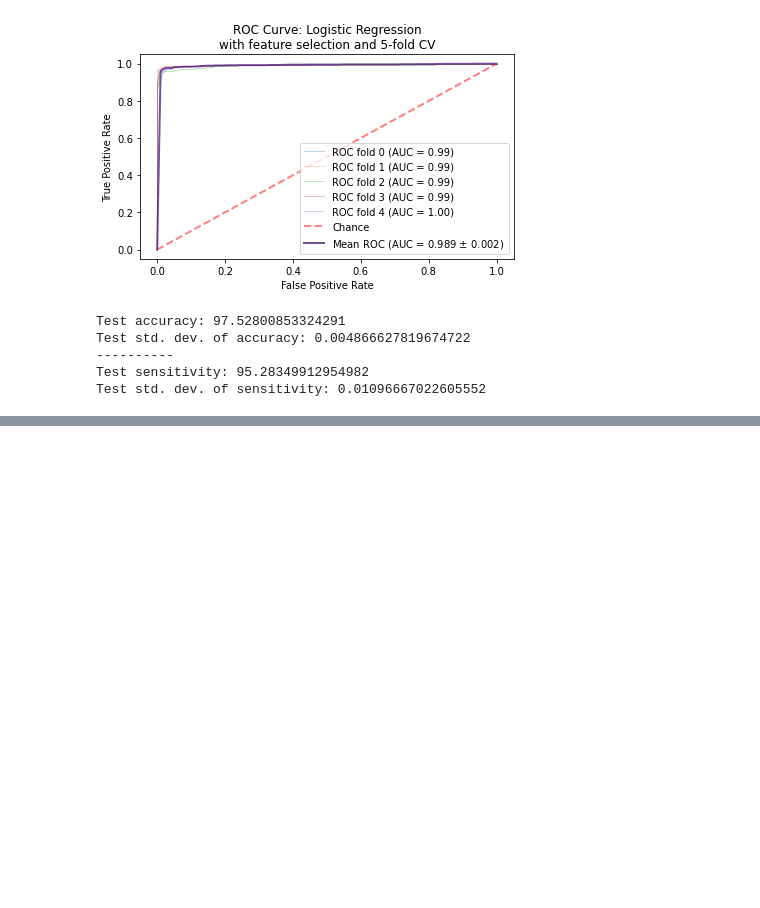
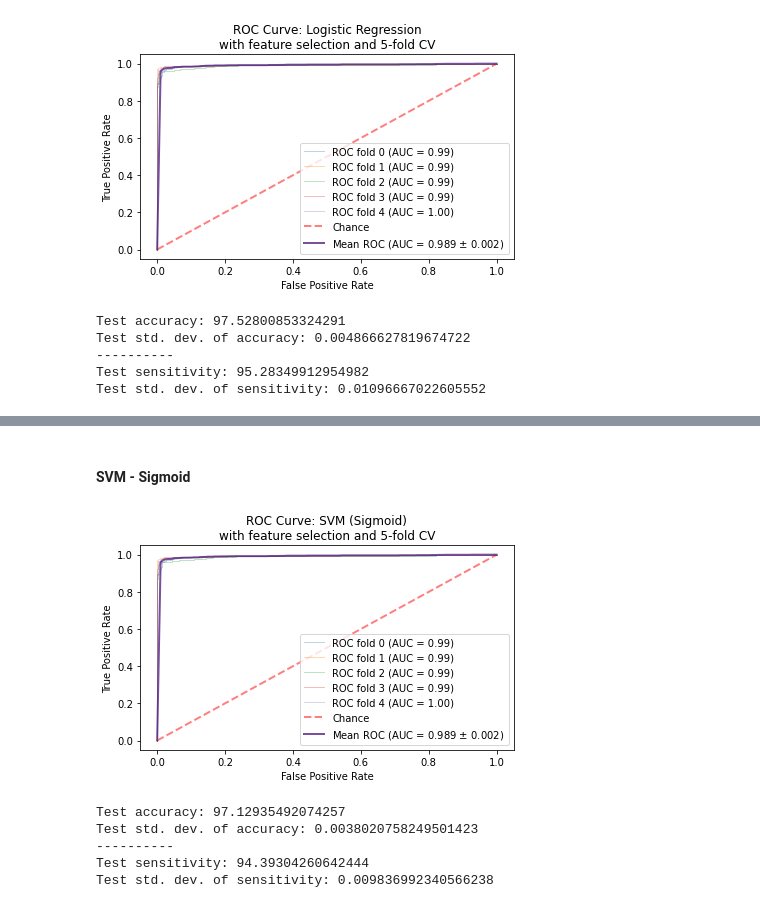
Before and after one commit to jerryadamsfranklin/brain-tumour-detection, a Jupyter notebook: featureSelection.ipynb, the cells around one changed output, grey strips where cells are left out. Drawn from its saved outputs; the diff is of its cells as text; code cells hidden in the pictures; blank space fills up the shorter version.

```diff
--- a/featureSelection.ipynb
+++ b/featureSelection.ipynb
@@ -115,0 +132,13 @@ Test std. dev. of sensitivity: 0.01096667022605552
+# %% [markdown]
+#### SVM - Sigmoid
+# %%
+svm_sigmoid = SVC(kernel = 'sigmoid', gamma = 'auto')  # create model
+
+calcMetrics(svm_sigmoid, 'SVM (Sigmoid)')
+# %% [output]
+[figure, added]
+Test accuracy: 97.12935492074257
+Test std. dev. of accuracy: 0.0038020758249501423
+----------
+Test sensitivity: 94.39304260642444
+Test std. dev. of sensitivity: 0.009836992340566238
```
Also changed, not shown: parts of 10 cells of this notebook, 6 other files.
